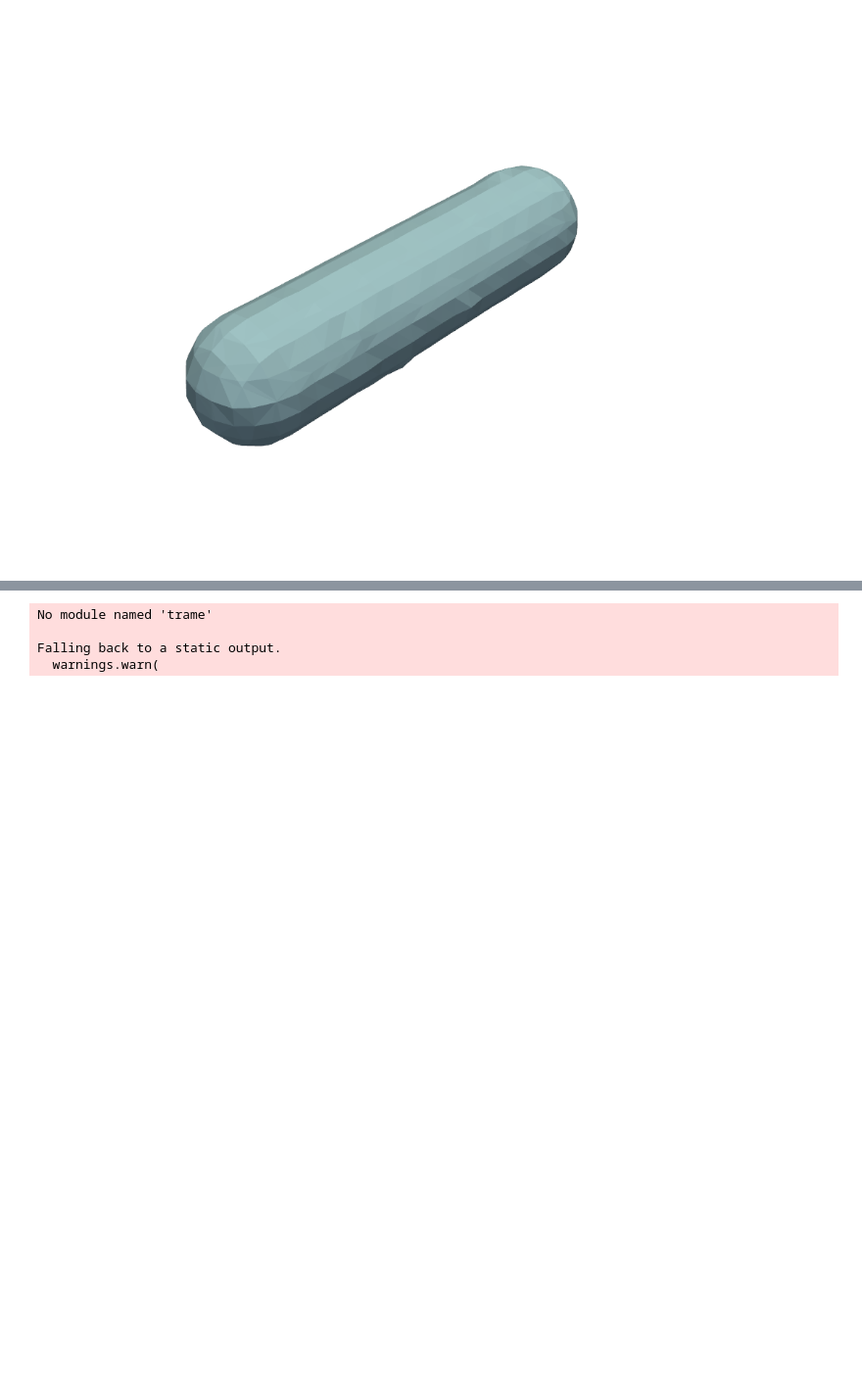
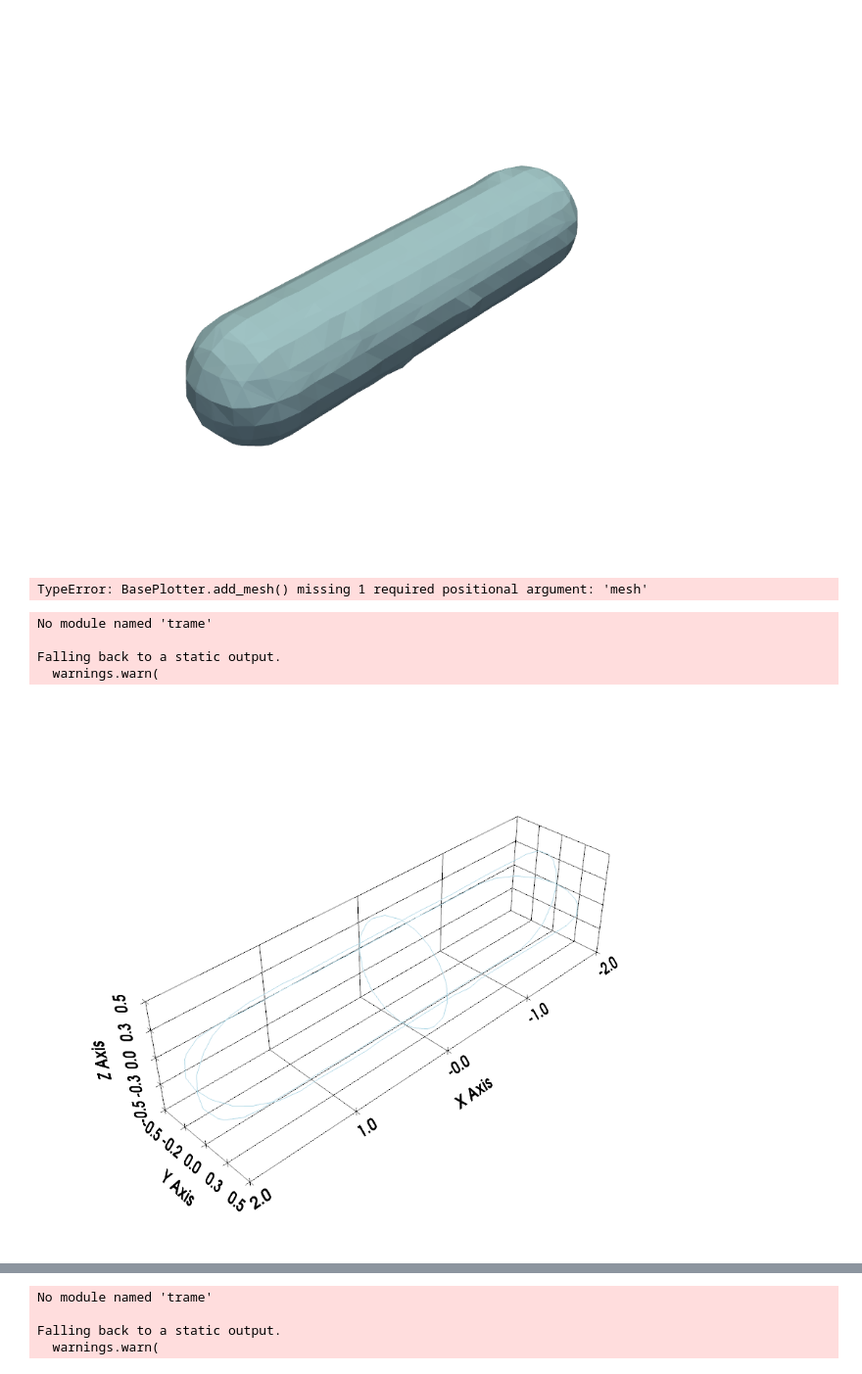
Before and after one commit to biosimulators/Biosimulators_simularium, a Jupyter notebook: biosimulators_simularium/viz.ipynb, the cells around one changed output, grey strips where cells are left out. Shown at 98% size. Cells and saved outputs as stored; diff of their text form; code cells hidden in the pictures; blank space fills up the shorter version.

```diff
--- a/biosimulators_simularium/viz.ipynb
+++ b/biosimulators_simularium/viz.ipynb
@@ -58,6 +55,26 @@ No module named 'trame'
 Falling back to a static output.
   warnings.warn(
 [figure]
+# %%
+dir(pv.Plotter())
+# %% [output]
+TypeError: BasePlotter.add_mesh() missing 1 required positional argument: 'mesh'
+# %%
+slices = inter.slice_orthogonal(x=0, y=0)
+# %%
+
+dargs = dict(cmap='gist_ncar_r')
+
+p = pv.Plotter()
+p.add_mesh(slices, **dargs)
+p.show_grid()
+p.show()
+# %% [output]
+No module named 'trame'
+
+Falling back to a static output.
+  warnings.warn(
+[figure, added]
 # %%
 bounds = output['simulation'].getBoundaries()
 
```
Also changed, not shown: parts of 11 cells of this notebook, 8 other files.
